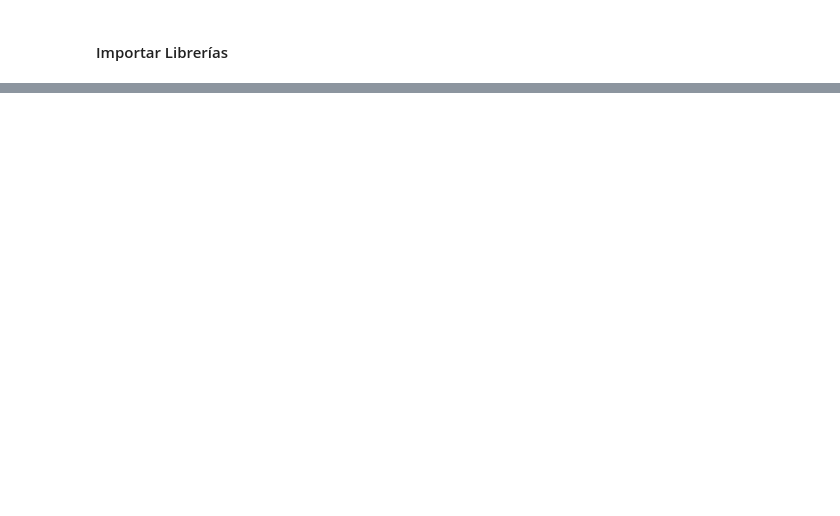
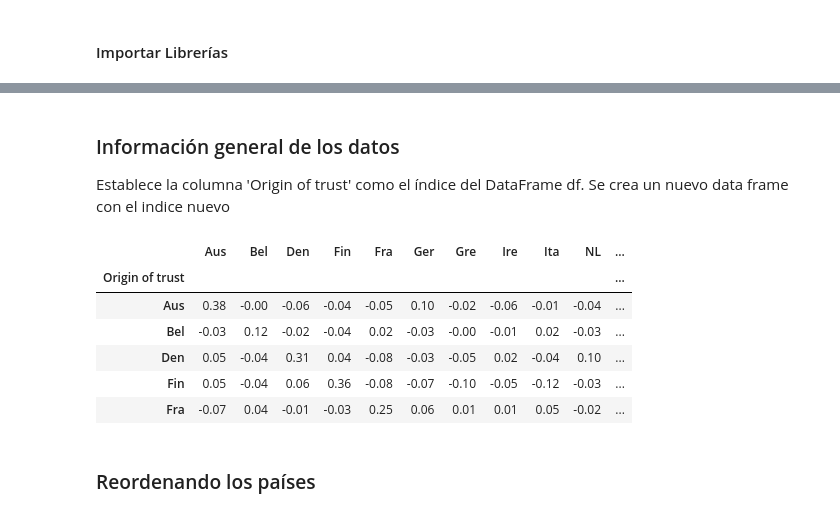
Before and after one commit to ctobar96/Los-buenos-ejemplos-se-copian, a Jupyter notebook: Grafico.ipynb, the cells around one changed output, grey strips where cells are left out. Cells and saved outputs as stored; diff of their text form; code cells hidden in the pictures; blank space fills up the shorter version.

```diff
--- a/Grafico.ipynb
+++ b/Grafico.ipynb
@@ -27,0 +37,4 @@ import mpl_toolkits.axisartist.floating_axes as floating_axes
+# %%
+path = 'data/01-behavioural-finance.csv'
+df = pd.read_csv(path)
+df.head()
@@ -27,0 +48,17 @@ import mpl_toolkits.axisartist.floating_axes as floating_axes
+# %% [markdown]
+### Información general de los datos
+Establece la columna 'Origin of trust' como el índice del DataFrame df.
+Se crea un nuevo data frame con el indice nuevo
+# %%
+df_new=df.set_index('Origin of trust', drop=True, append=False, inplace=False, verify_integrity=False)
+df_new.head()
+# %% [output]
+|  | Aus | Bel | Den | Fin | Fra | Ger | Gre | Ire | Ita | NL | ... |
+| Origin of trust |  |  |  |  |  |  |  |  |  |  | ... |
+| Aus | 0.38 | -0.00 | -0.06 | -0.04 | -0.05 | 0.10 | -0.02 | -0.06 | -0.01 | -0.04 | ... |
+| Bel | -0.03 | 0.12 | -0.02 | -0.04 | 0.02 | -0.03 | -0.00 | -0.01 | 0.02 | -0.03 | ... |
+| Den | 0.05 | -0.04 | 0.31 | 0.04 | -0.08 | -0.03 | -0.05 | 0.02 | -0.04 | 0.10 | ... |
+| Fin | 0.05 | -0.04 | 0.06 | 0.36 | -0.08 | -0.07 | -0.10 | -0.05 | -0.12 | -0.03 | ... |
+| Fra | -0.07 | 0.04 | -0.01 | -0.03 | 0.25 | 0.06 | 0.01 | 0.01 | 0.05 | -0.02 | ... |
+# %% [markdown]
+### Reordenando los países
```
Also changed, not shown: parts of 13 cells of this notebook.
